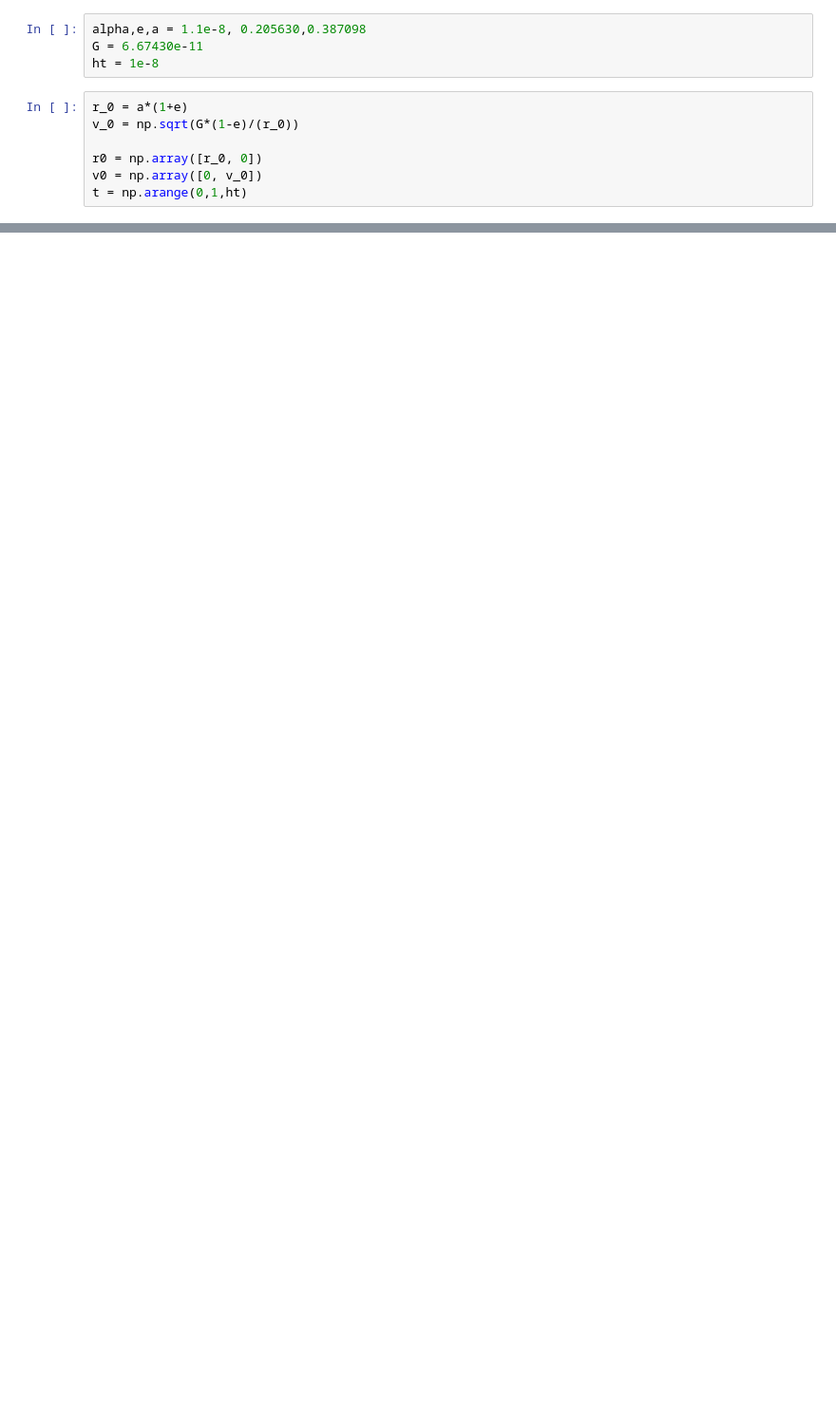
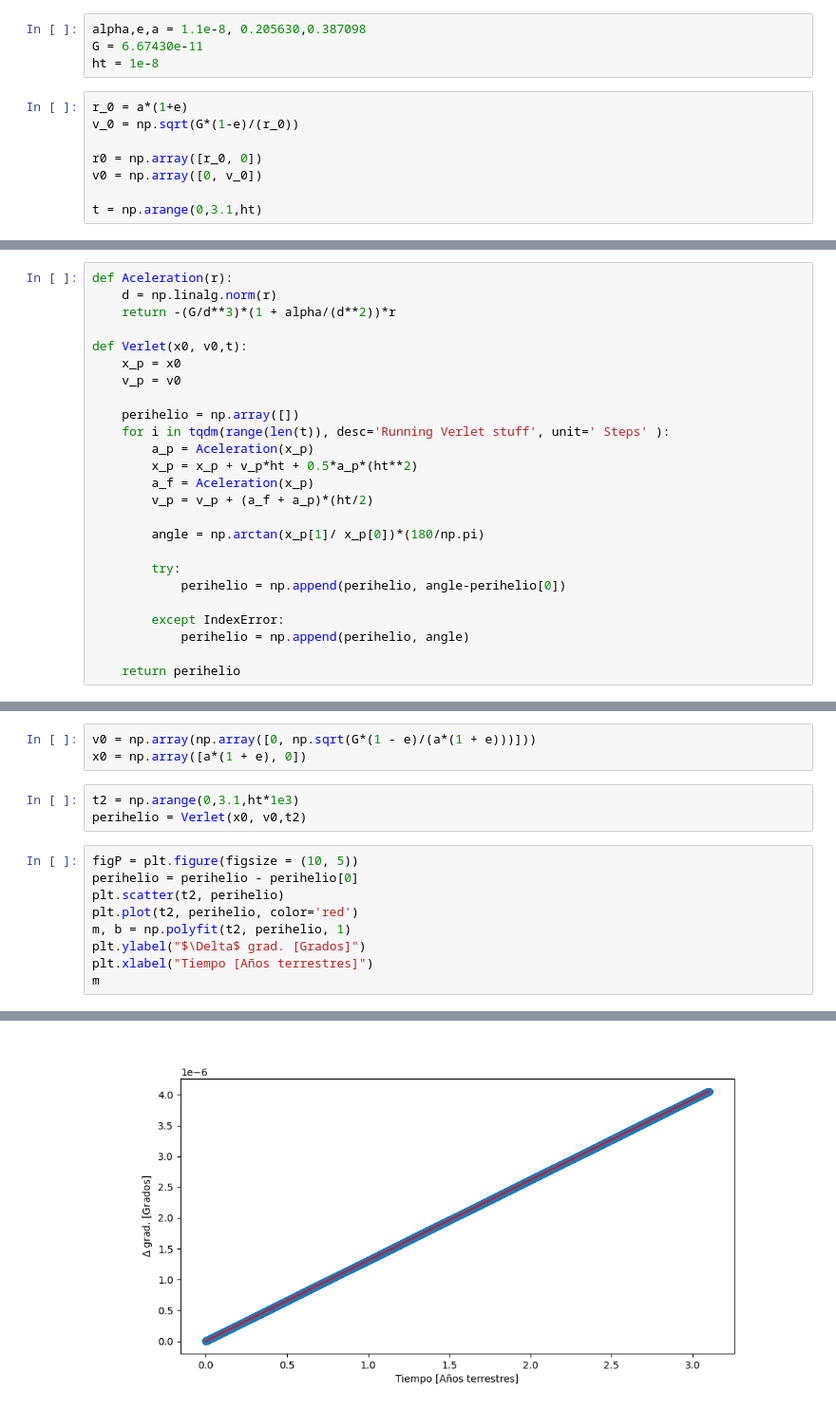
Before and after one commit to BySeru/MetodosII_SergioMontoya_SeruLopez, a Jupyter notebook: Tareas/T2/4-5-6.ipynb, the cells around one changed output, grey strips where cells are left out. Shown at 95% size. Saved outputs shown, nothing was run; the diff lists cells and outputs as text; blank space fills up the shorter version.

```diff
--- a/Tareas/T2/4-5-6.ipynb
+++ b/Tareas/T2/4-5-6.ipynb
@@ -116,5 +132,6 @@ v_0 = np.sqrt(G*(1-e)/(r_0))
 
 r0 = np.array([r_0, 0])
 v0 = np.array([0, v_0])
-t = np.arange(0,1,ht)
+
+t = np.arange(0,3.1,ht)
 # %% [markdown]
@@ -124,0 +139,25 @@ def verlet_mod(r, v, steps, ht=ht):
+# %%
+def Aceleration(r):
+    d = np.linalg.norm(r)
+    return -(G/d**3)*(1 + alpha/(d**2))*r
+
+def Verlet(x0, v0,t):
+    x_p = x0
+    v_p = v0
+
+    perihelio = np.array([])
+    for i in tqdm(range(len(t)), desc='Running Verlet stuff', unit=' Steps' ):
+        a_p = Aceleration(x_p)
+        x_p = x_p + v_p*ht + 0.5*a_p*(ht**2)
+        a_f = Aceleration(x_p)
+        v_p = v_p + (a_f + a_p)*(ht/2)
+
+        angle = np.arctan(x_p[1]/ x_p[0])*(180/np.pi)
+
+        try:
+            perihelio = np.append(perihelio, angle-perihelio[0])
+
+        except IndexError:
+            perihelio = np.append(perihelio, angle)
+
+    return perihelio
@@ -124,0 +170,16 @@ def verlet_mod(r, v, steps, ht=ht):
+# %%
+v0 = np.array(np.array([0, np.sqrt(G*(1 - e)/(a*(1 + e)))]))
+x0 = np.array([a*(1 + e), 0])
+# %%
+t2 = np.arange(0,3.1,ht*1e3)
+perihelio = Verlet(x0, v0,t2)
+# %%
+figP = plt.figure(figsize = (10, 5))
+perihelio = perihelio - perihelio[0]
+plt.scatter(t2, perihelio)
+plt.plot(t2, perihelio, color='red')
+m, b = np.polyfit(t2, perihelio, 1)
+plt.ylabel("$\Delta$ grad. [Grados]")
+plt.xlabel("Tiempo [Años terrestres]")
+m
+# %% [output]
@@ -124,0 +187 @@ def verlet_mod(r, v, steps, ht=ht):
+[figure, added]
```
Also changed, not shown: parts of 13 cells of this notebook.
